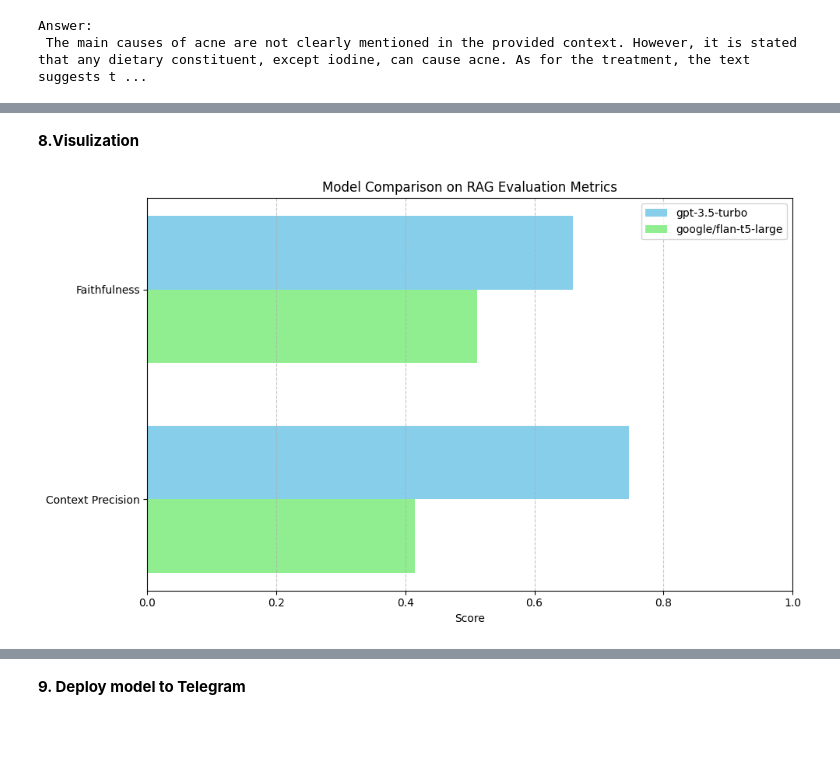
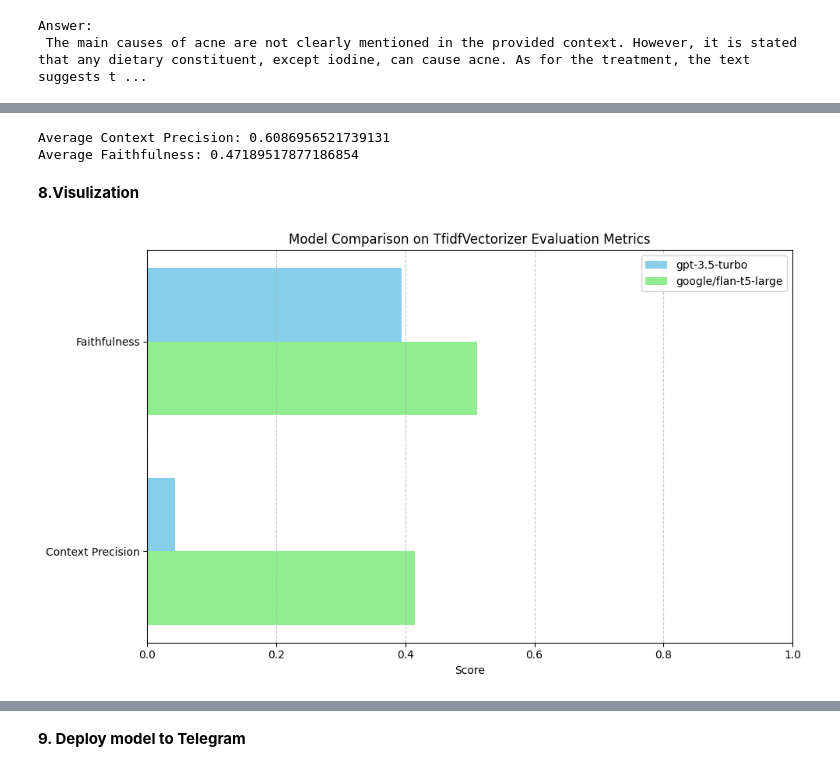
Before and after one commit to NikJamnik/capstone_medical_chat_bot, a Jupyter notebook: ChatGPT_3.5_Turbo.ipynb, the cells around one changed output, grey strips where cells are left out. Cells and saved outputs as stored; diff of their text form; code cells hidden in the pictures; blank space fills up the shorter version.

```diff
--- a/ChatGPT_3.5_Turbo.ipynb
+++ b/ChatGPT_3.5_Turbo.ipynb
@@ -242,3 +295,10 @@ print(results)
+# %%
+scores = evaluate_with_tfidf_precision_faithfulness(ragas_data)
+print("Average Context Precision:", scores["avg_context_precision"])
+print("Average Faithfulness:", scores["avg_faithfulness"])
+# %% [output]
+Average Context Precision: 0.6086956521739131
+Average Faithfulness: 0.47189517877186854
 # %%
 # model 2 Context Precision:  0.4149936306095072 Faithfulness:  0.5114133579400361
 # %% [markdown]
@@ -246,40 +306,40 @@ print(results)
 # %%
 metrics = ['Answer Relevancy', 'Context Precision', 'Context Recall', 'Faithfulness']
 # Scores from your image
-model_1_scores = [0.9128, 0.7464, 0.5290, 0.6600]
+model_1_scores = [None, 0.0434, None, 0.3944]
 model_2_scores = [None, 0.4150, None, 0.5114]  # fill missing with None or np.nan
 
 # Only keep metrics available in both models
 metrics_to_plot = []
 m1_vals = []
 m2_vals = []
 
 for i, score in enumerate(model_2_scores):
     if score is not None:
         metrics_to_plot.append(metrics[i])
         m1_vals.append(model_1_scores[i])
         m2_vals.append(model_2_scores[i])
 
 # Create position index
 y = np.arange(len(metrics_to_plot))
 bar_height = 0.35
 
 # Plot
 plt.figure(figsize=(10, 6))
 plt.barh(y + bar_height/2, m1_vals, bar_height, label='gpt-3.5-turbo', color='skyblue')
 plt.barh(y - bar_height/2, m2_vals, bar_height, label='google/flan-t5-large', color='lightgreen')
 
 # Style
 plt.xlabel('Score')
-plt.title('Model Comparison on RAG Evaluation Metrics')
+plt.title('Model Comparison on TfidfVectorizer Evaluation Metrics')
 plt.yticks(y, metrics_to_plot)
 plt.xlim(0, 1)
 plt.legend()
 plt.grid(axis='x', linestyle='--', alpha=0.7)
 plt.tight_layout()
 plt.show()
 # %% [output]
-[figure, old version]
+[figure, new version]
 # %%
 # Use the same contexts you've gathered from RAGAS prep
 contexts = [doc for sample in ragas_data for doc in sample["contexts"]]
```
Also changed, not shown: parts of 12 cells of this notebook.
